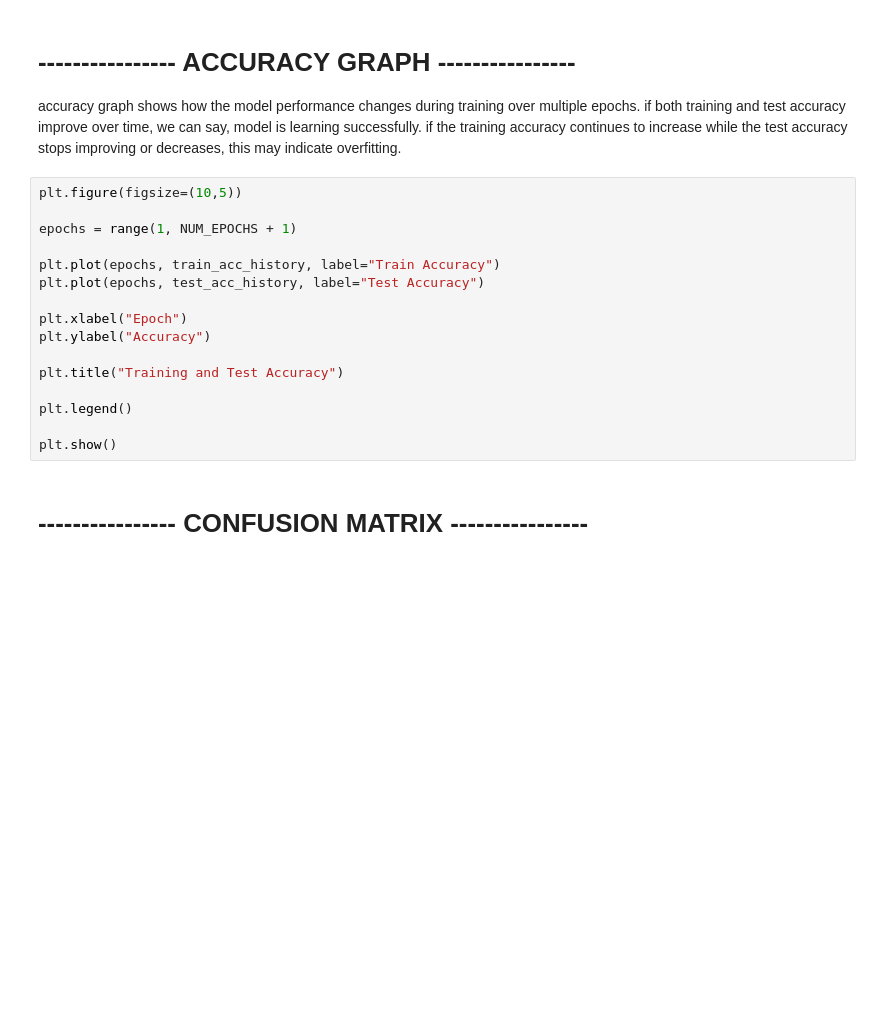
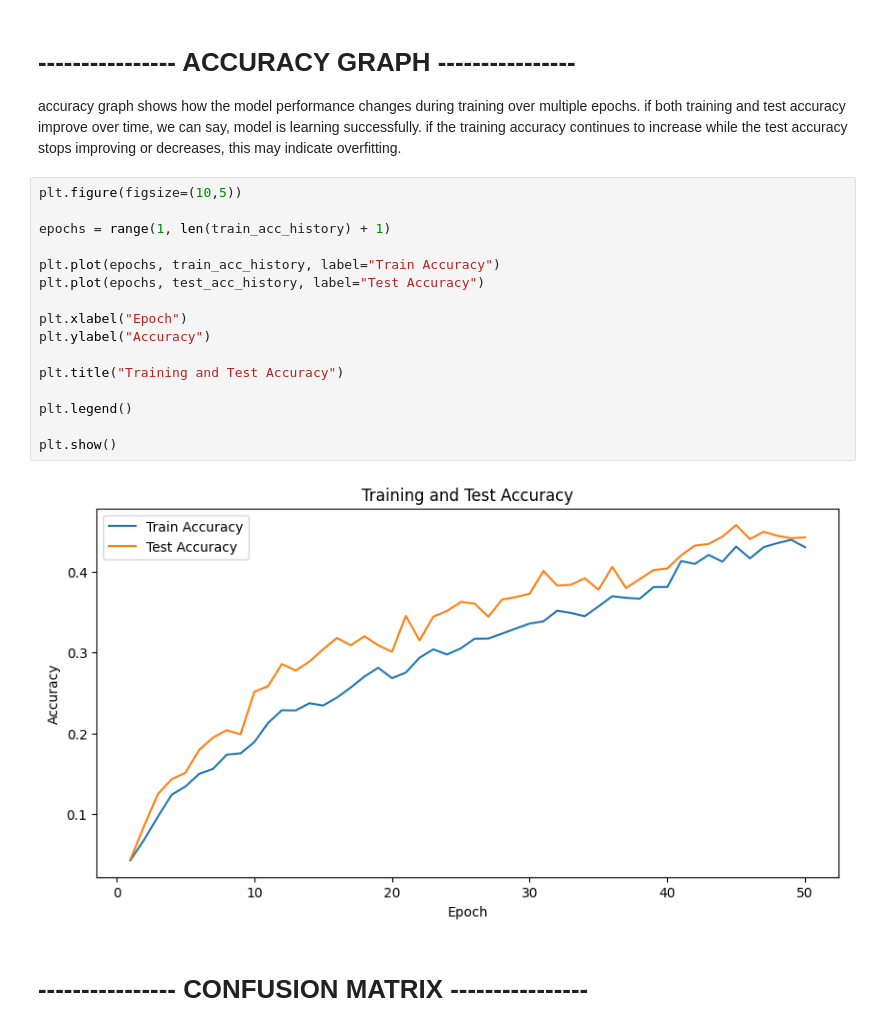
Before and after one commit to barnabasMatrai/computer-vision, a Jupyter notebook: computer-vision.ipynb, the cells around one changed output. Saved outputs shown, nothing was run; the diff lists cells and outputs as text; blank space fills up the shorter version.

```diff
--- a/computer-vision.ipynb
+++ b/computer-vision.ipynb
@@ -655,19 +675,21 @@ if the training accuracy continues to increase while the test accuracy stops imp
 # %%
 plt.figure(figsize=(10,5))
 
-epochs = range(1, NUM_EPOCHS + 1)
+epochs = range(1, len(train_acc_history) + 1)
 
 plt.plot(epochs, train_acc_history, label="Train Accuracy")
 plt.plot(epochs, test_acc_history, label="Test Accuracy")
 
 plt.xlabel("Epoch")
 plt.ylabel("Accuracy")
 
 plt.title("Training and Test Accuracy")
 
 plt.legend()
 
 plt.show()
+# %% [output]
+[figure, added]
 # %% [markdown]
 # ---------------- CONFUSION MATRIX ----------------
 # %%
```
Also changed, not shown: parts of 5 cells of this notebook, 1 other file.
